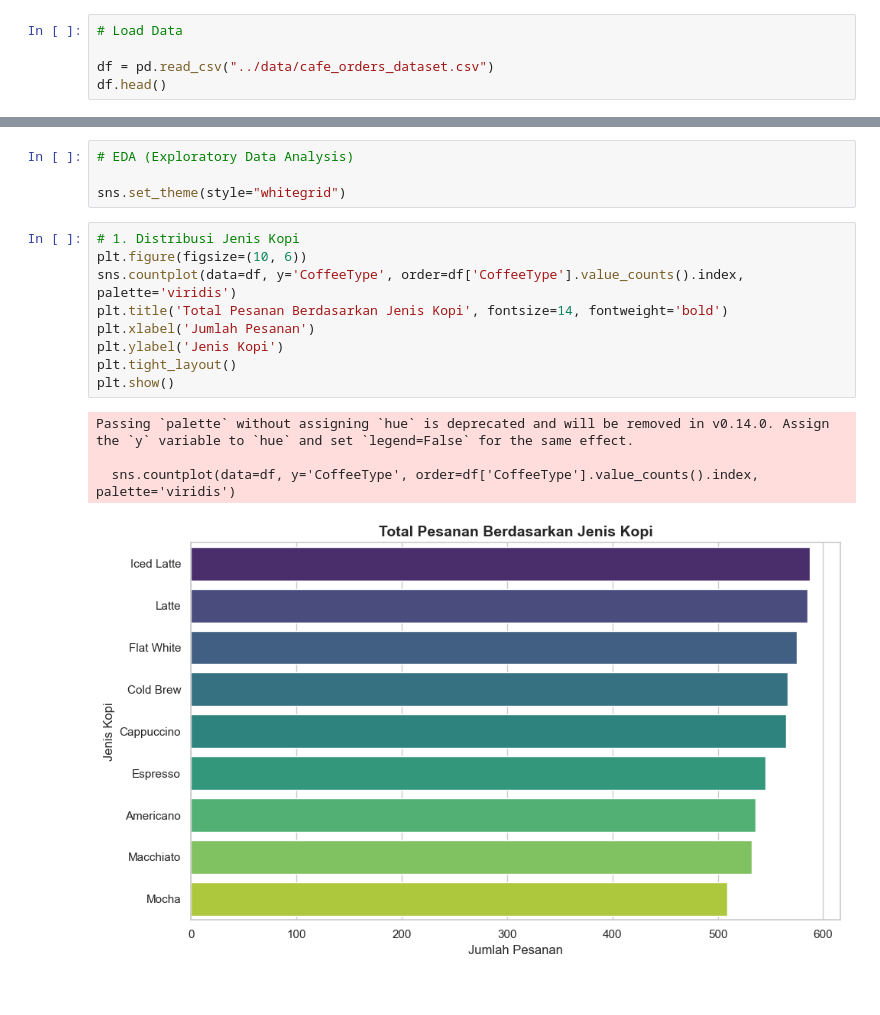
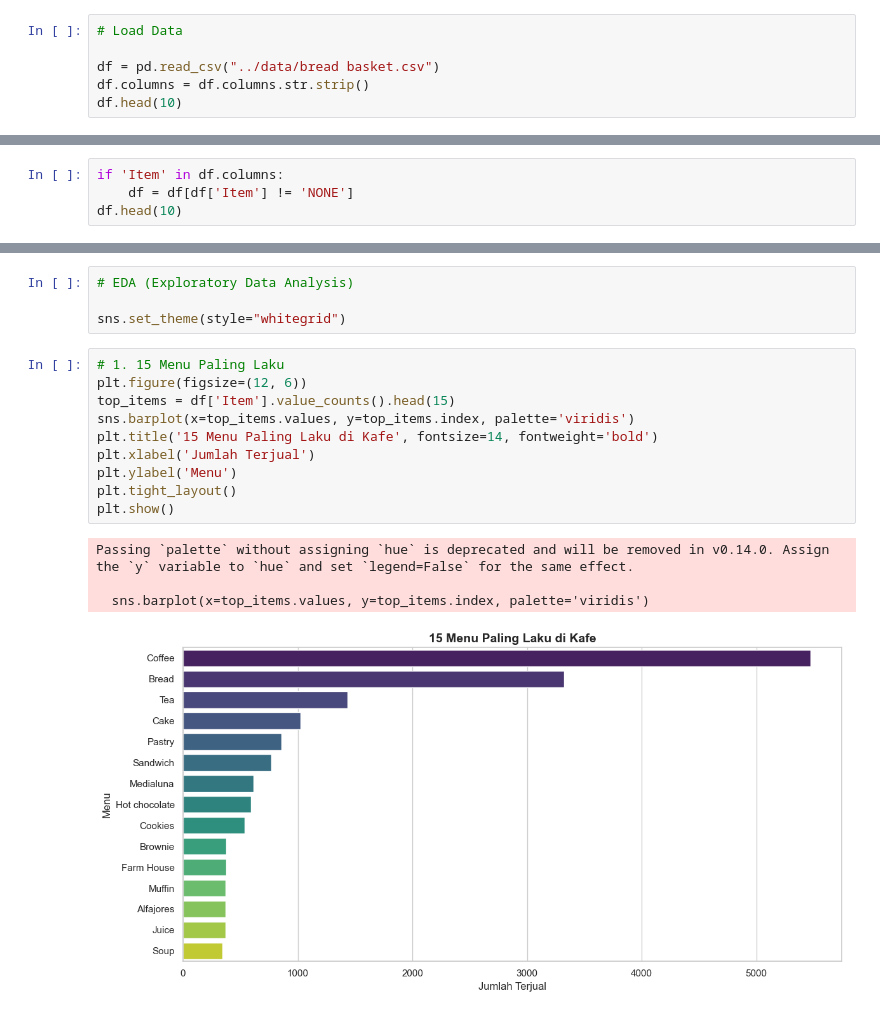
Before and after one commit to alvingnwns/Machine-Learning-AOL-Project, a Jupyter notebook: backend/notebooks/01_EDA.ipynb, the cells around one changed output, grey strips where cells are left out. Cells and saved outputs as stored; diff of their text form.

```diff
--- a/backend/notebooks/01_EDA.ipynb
+++ b/backend/notebooks/01_EDA.ipynb
@@ -16,6 +8,7 @@ please provide us feedback at https://github.com/pandas-dev/pandas/issues/54466
 # %%
 # Load Data
 
-df = pd.read_csv("../data/cafe_orders_dataset.csv")
-df.head()
+df = pd.read_csv("../data/bread basket.csv")
+df.columns = df.columns.str.strip()
+df.head(10)
 # %% [output]
@@ -27,0 +35,4 @@ df.head()
+# %%
+if 'Item' in df.columns:
+    df = df[df['Item'] != 'NONE']
+df.head(10)
@@ -30,17 +53,18 @@ df.head()
 
 sns.set_theme(style="whitegrid")
 # %%
-# 1. Distribusi Jenis Kopi
-plt.figure(figsize=(10, 6))
-sns.countplot(data=df, y='CoffeeType', order=df['CoffeeType'].value_counts().index, palette='viridis')
-plt.title('Total Pesanan Berdasarkan Jenis Kopi', fontsize=14, fontweight='bold')
-plt.xlabel('Jumlah Pesanan')
-plt.ylabel('Jenis Kopi')
+# 1. 15 Menu Paling Laku
+plt.figure(figsize=(12, 6))
+top_items = df['Item'].value_counts().head(15)
+sns.barplot(x=top_items.values, y=top_items.index, palette='viridis')
+plt.title('15 Menu Paling Laku di Kafe', fontsize=14, fontweight='bold')
+plt.xlabel('Jumlah Terjual')
+plt.ylabel('Menu')
 plt.tight_layout()
 plt.show()
 # %% [output]
 Passing `palette` without assigning `hue` is deprecated and will be removed in v0.14.0. Assign the `y` variable to `hue` and set `legend=False` for the same effect.
 
-  sns.countplot(data=df, y='CoffeeType', order=df['CoffeeType'].value_counts().index, palette='viridis')
+  sns.barplot(x=top_items.values, y=top_items.index, palette='viridis')
-[figure, old version]
+[figure, new version]
 # %%
```
Also changed, not shown: parts of 8 cells of this notebook, 1 other file.
